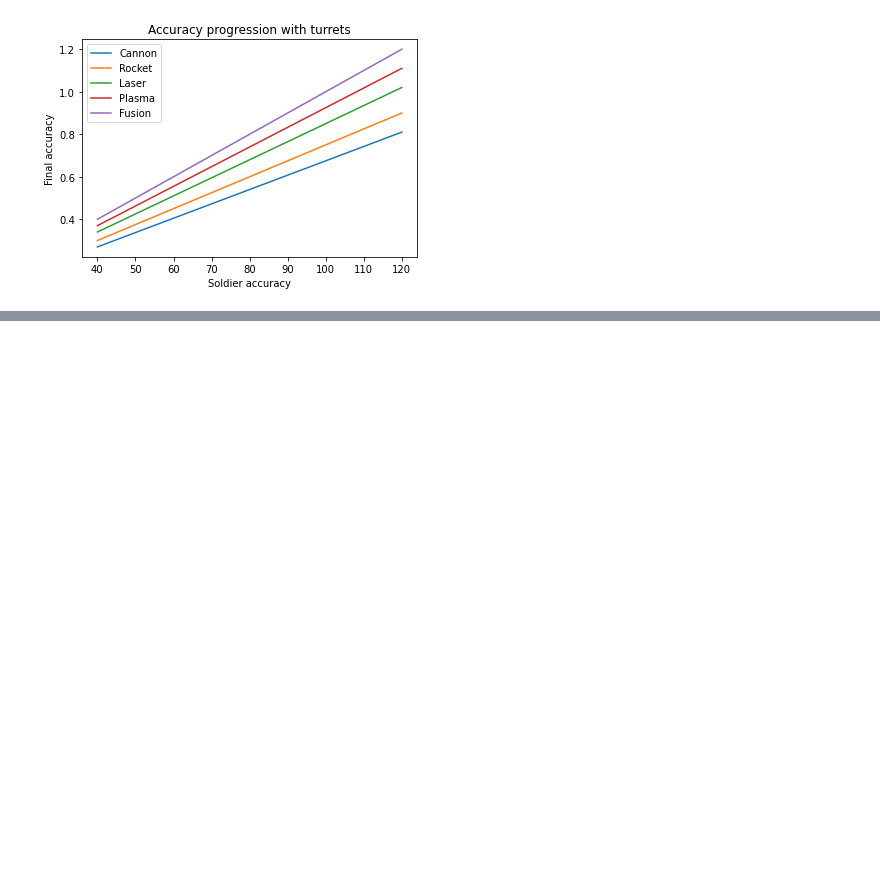
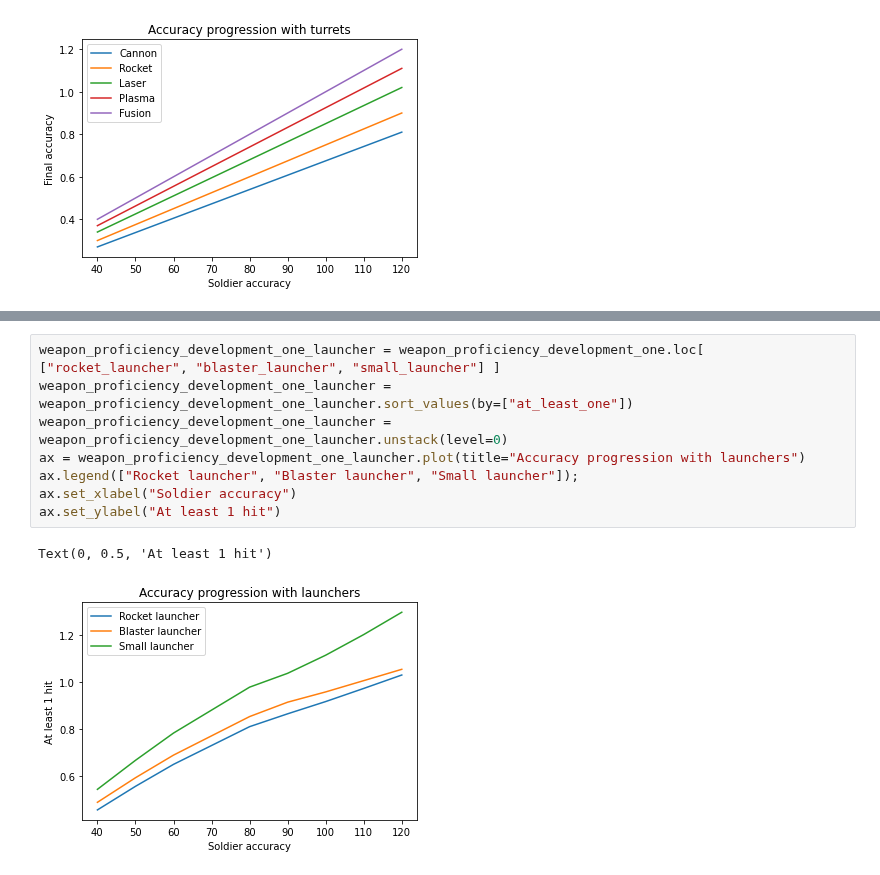
Before and after one commit to Bernardo-MG/xcom-analysis-jupyter-notebook, a Jupyter notebook: enemy_unknown/weapon_accuracy.ipynb, the cells around one changed output, grey strips where cells are left out. Cells and saved outputs as stored; diff of their text form; blank space fills up the shorter version.

```diff
--- a/enemy_unknown/weapon_accuracy.ipynb
+++ b/enemy_unknown/weapon_accuracy.ipynb
@@ -229,0 +352,11 @@ Text(0, 0.5, 'Final accuracy')
+# %%
+weapon_proficiency_development_one_launcher = weapon_proficiency_development_one.loc[ ["rocket_launcher", "blaster_launcher", "small_launcher"] ]
+weapon_proficiency_development_one_launcher = weapon_proficiency_development_one_launcher.sort_values(by=["at_least_one"])
+weapon_proficiency_development_one_launcher = weapon_proficiency_development_one_launcher.unstack(level=0)
+ax = weapon_proficiency_development_one_launcher.plot(title="Accuracy progression with launchers")
+ax.legend(["Rocket launcher", "Blaster launcher", "Small launcher"]);
+ax.set_xlabel("Soldier accuracy")
+ax.set_ylabel("At least 1 hit")
+# %% [output]
+Text(0, 0.5, 'At least 1 hit')
+[figure, added]
```
Also changed, not shown: parts of 21 cells of this notebook, 1 other file.
